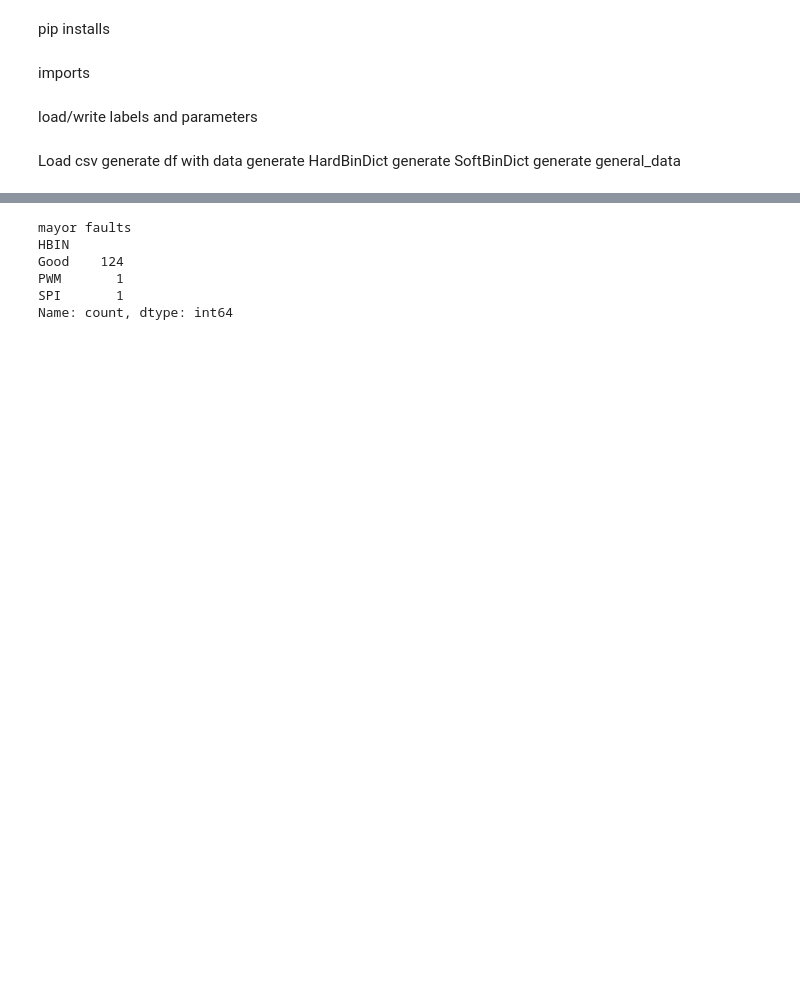
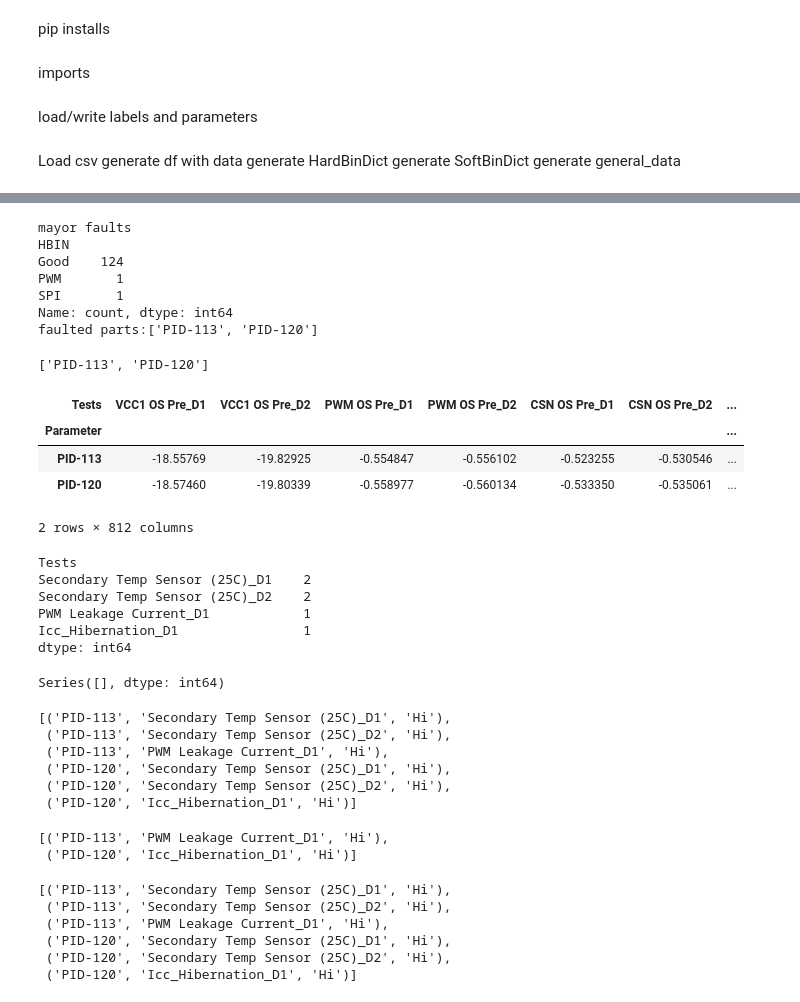
Before and after one commit to codergufo/TestMuncher, a Jupyter notebook: testmuncher.ipynb, the cells around one changed output, grey strips where cells are left out. Saved outputs shown, nothing was run; the diff lists cells and outputs as text; code cells hidden in the pictures; blank space fills up the shorter version.

```diff
--- a/testmuncher.ipynb
+++ b/testmuncher.ipynb
@@ -181,6 +237,7 @@ dtype: object
 # %%
 print('mayor faults')
 print(dftestdata4['HBIN'].astype('str').replace(HardBinDict).value_counts())
+print(f"faulted parts:{dftestdata4[dftestdata4['HBIN']!=1].index.tolist()}")
 # %% [output]
 mayor faults
 HBIN
@@ -188,3 +245,77 @@ Good    124
 PWM       1
 SPI       1
 Name: count, dtype: int64
+faulted parts:['PID-113', 'PID-120']
+# %%
+dftestdata3[dftestdata3['HBIN']!=1].index.tolist()
+# %% [output]
+['PID-113', 'PID-120']
+# %%
+df3dropped.astype('float')
+# %% [output]
+| Tests | VCC1 OS Pre_D1 | VCC1 OS Pre_D2 | PWM OS Pre_D1 | PWM OS Pre_D2 | CSN OS Pre_D1 | CSN OS Pre_D2 | ... |
+| Parameter |  |  |  |  |  |  | ... |
+| PID-113 | -18.55769 | -19.82925 | -0.554847 | -0.556102 | -0.523255 | -0.530546 | ... |
+| PID-120 | -18.57460 | -19.80339 | -0.558977 | -0.560134 | -0.533350 | -0.535061 | ... |
+2 rows × 812 columns
+# %%
+Lims3=dfpardata3.loc[['LowL','HighL']].astype('float')
+df3faultedHi = df3dropped.gt(Lims3.loc['HighL'], axis=1)
+df3faultedHi.sum()[df3faultedHi.any()]
+# %% [output]
+Tests
+Secondary Temp Sensor (25C)_D1    2
+Secondary Temp Sensor (25C)_D2    2
+PWM Leakage Current_D1            1
+Icc_Hibernation_D1                1
+dtype: int64
+# %%
+Lims4=dfpardata4.loc[['LowL','HighL']].astype('float')
+df4faultedLo = df4dropped.lt(Lims4.loc['LowL'], axis=1)
+df4faultedLo.sum()[df4faultedLo.any()]
+# %% [output]
+Series([], dtype: int64)
+# %%
+Lims3=dfpardata3.loc[['LowL','HighL']].astype('float')
+df3faultedHi = df3dropped.gt(Lims3.loc['HighL'], axis=1)
+df3faultedLo = df3dropped.lt(Lims3.loc['LowL'], axis=1)
+s=df3faultedHi.stack()
+s=s[s].index.tolist()
+faultedvalues= [res + ('Hi',) for res in s]
+s=df3faultedLo.stack()
+s=s[s].index.tolist()
+faultedvalues= faultedvalues + [res + ('Lo',) for res in s]
+faultedvalues
+# %% [output]
+[('PID-113', 'Secondary Temp Sensor (25C)_D1', 'Hi'),
+ ('PID-113', 'Secondary Temp Sensor (25C)_D2', 'Hi'),
+ ('PID-113', 'PWM Leakage Current_D1', 'Hi'),
+ ('PID-120', 'Secondary Temp Sensor (25C)_D1', 'Hi'),
+ ('PID-120', 'Secondary Temp Sensor (25C)_D2', 'Hi'),
+ ('PID-120', 'Icc_Hibernation_D1', 'Hi')]
+# %%
+Lims4=dfpardata4.loc[['LowL','HighL']].astype('float')
+df4faultedHi = df4dropped.gt(Lims4.loc['HighL'], axis=1)
+df4faultedLo = df4dropped.lt(Lims4.loc['LowL'], axis=1)
+s=df4faultedHi.stack()
+s=s[s].index.tolist()
+faultedvalues= [res + ('Hi',) for res in s]
+s=df4faultedLo.stack()
+s=s[s].index.tolist()
+faultedvalues= faultedvalues + [res + ('Lo',) for res in s]
+faultedvalues
+# %% [output]
+[('PID-113', 'PWM Leakage Current_D1', 'Hi'),
+ ('PID-120', 'Icc_Hibernation_D1', 'Hi')]
+# %%
+s=df3faultedHi.stack()
+s=s[s].index.tolist()
+faultedvalues= [res + ('Hi',) for res in s]
+faultedvalues
+# %% [output]
+[('PID-113', 'Secondary Temp Sensor (25C)_D1', 'Hi'),
+ ('PID-113', 'Secondary Temp Sensor (25C)_D2', 'Hi'),
+ ('PID-113', 'PWM Leakage Current_D1', 'Hi'),
+ ('PID-120', 'Secondary Temp Sensor (25C)_D1', 'Hi'),
+ ('PID-120', 'Secondary Temp Sensor (25C)_D2', 'Hi'),
+ ('PID-120', 'Icc_Hibernation_D1', 'Hi')]
```
Also changed, not shown: parts of 17 cells of this notebook, 2 other files.
